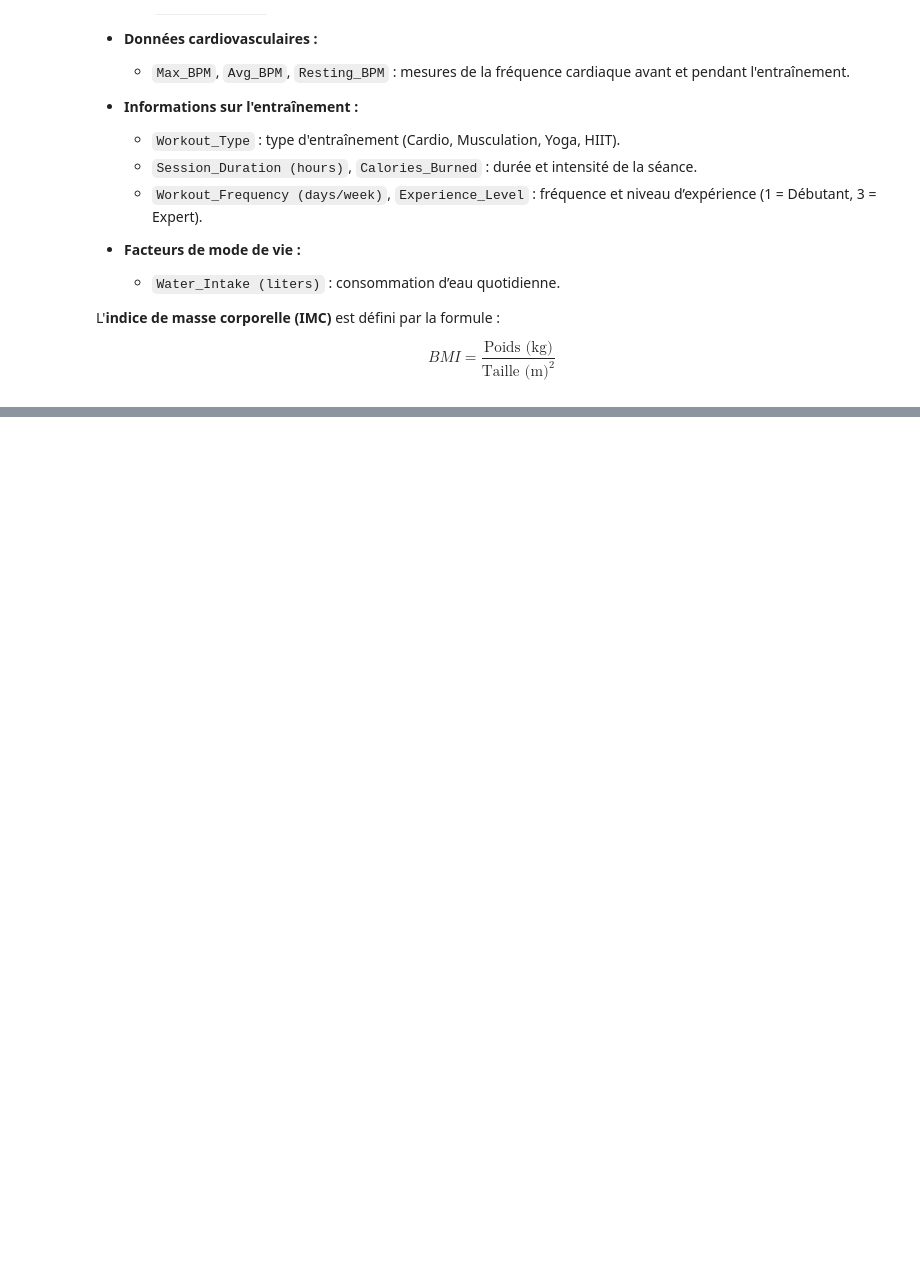
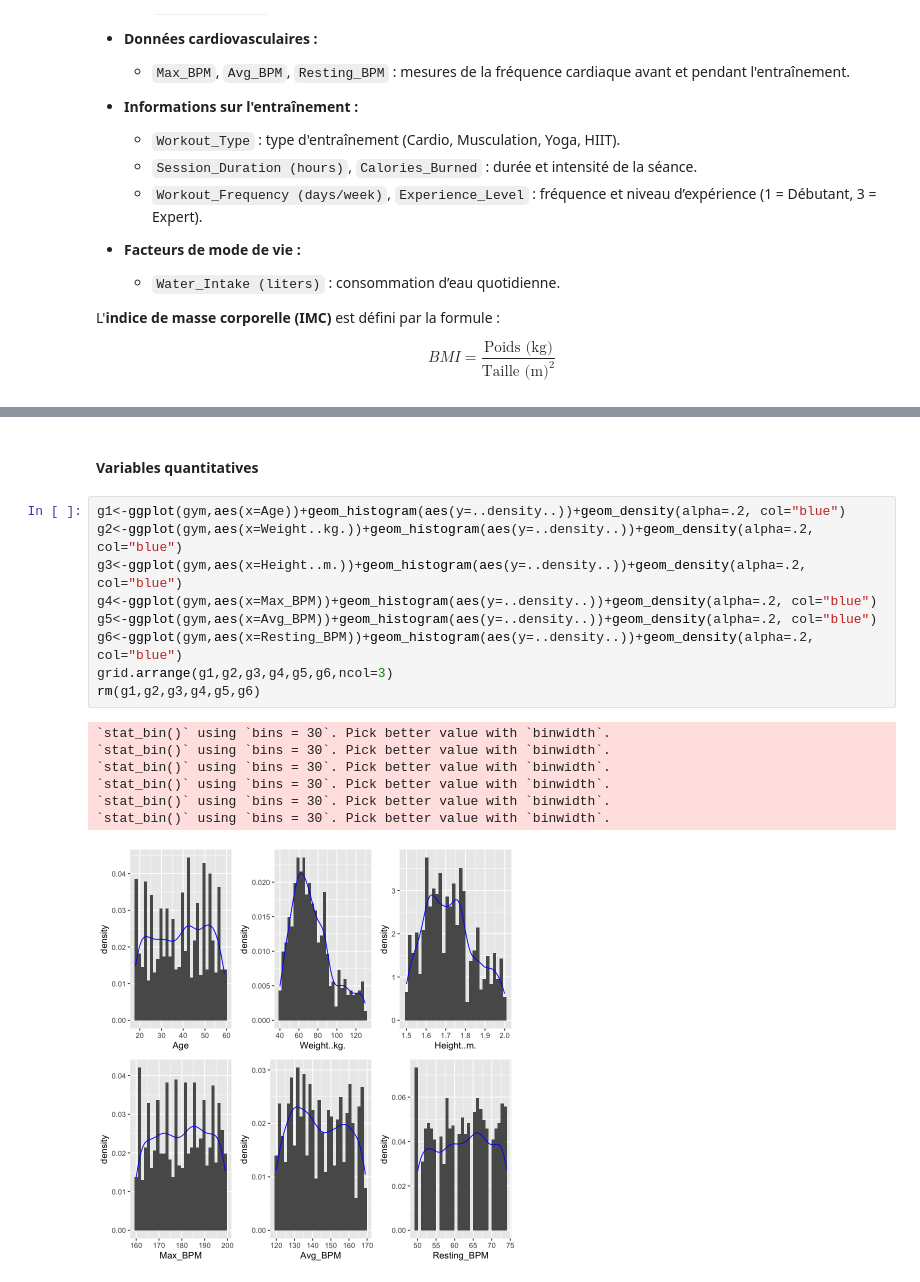
Before and after one commit to bao-do/4thY_MachineLearningProject, a Jupyter notebook: projet.ipynb, the cells around one changed output, grey strips where cells are left out. Drawn from its saved outputs; the diff is of its cells as text; blank space fills up the shorter version.

```diff
--- a/projet.ipynb
+++ b/projet.ipynb
@@ -118,0 +182,19 @@ A data.frame: 6 × 15
+# %% [markdown]
+#### Variables quantitatives
+# %%
+g1<-ggplot(gym,aes(x=Age))+geom_histogram(aes(y=..density..))+geom_density(alpha=.2, col="blue")
+g2<-ggplot(gym,aes(x=Weight..kg.))+geom_histogram(aes(y=..density..))+geom_density(alpha=.2, col="blue")
+g3<-ggplot(gym,aes(x=Height..m.))+geom_histogram(aes(y=..density..))+geom_density(alpha=.2, col="blue")
+g4<-ggplot(gym,aes(x=Max_BPM))+geom_histogram(aes(y=..density..))+geom_density(alpha=.2, col="blue")
+g5<-ggplot(gym,aes(x=Avg_BPM))+geom_histogram(aes(y=..density..))+geom_density(alpha=.2, col="blue")
+g6<-ggplot(gym,aes(x=Resting_BPM))+geom_histogram(aes(y=..density..))+geom_density(alpha=.2, col="blue")
+grid.arrange(g1,g2,g3,g4,g5,g6,ncol=3)
+rm(g1,g2,g3,g4,g5,g6)
+# %% [output]
+`stat_bin()` using `bins = 30`. Pick better value with `binwidth`.
+`stat_bin()` using `bins = 30`. Pick better value with `binwidth`.
+`stat_bin()` using `bins = 30`. Pick better value with `binwidth`.
+`stat_bin()` using `bins = 30`. Pick better value with `binwidth`.
+`stat_bin()` using `bins = 30`. Pick better value with `binwidth`.
+`stat_bin()` using `bins = 30`. Pick better value with `binwidth`.
+[figure, added]
```
Also changed, not shown: parts of 31 cells of this notebook.
